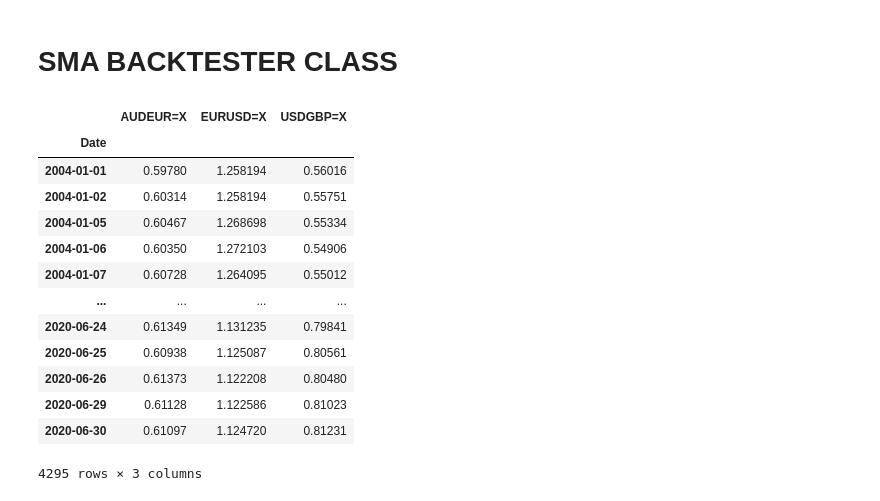
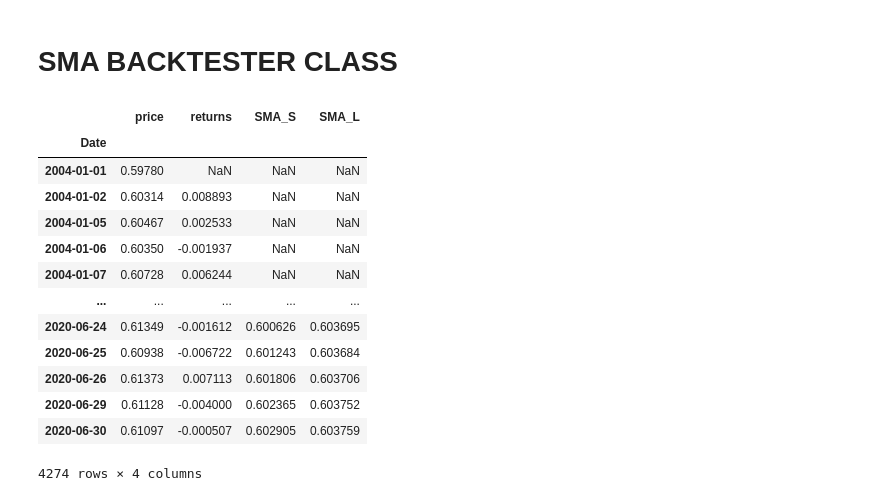
Before and after one commit to AvirukthGT/AlgoTrading, a Jupyter notebook: SMA/SMACorssover.ipynb, the cells around one changed output. Saved outputs shown, nothing was run; the diff lists cells and outputs as text; code cells hidden in the pictures.

```diff
--- a/SMA/SMACorssover.ipynb
+++ b/SMA/SMACorssover.ipynb
@@ -449,17 +520,17 @@ df = pd.read_csv("forex_pairs.csv", parse_dates = ["Date"], index_col = "Date")
-# %%
-df
-# %% [output]
-|  | AUDEUR=X | EURUSD=X | USDGBP=X |
-| Date |  |  |  |
-| 2004-01-01 | 0.59780 | 1.258194 | 0.56016 |
-| 2004-01-02 | 0.60314 | 1.258194 | 0.55751 |
-| 2004-01-05 | 0.60467 | 1.268698 | 0.55334 |
-| 2004-01-06 | 0.60350 | 1.272103 | 0.54906 |
-| 2004-01-07 | 0.60728 | 1.264095 | 0.55012 |
-| ... | ... | ... | ... |
-| 2020-06-24 | 0.61349 | 1.131235 | 0.79841 |
-| 2020-06-25 | 0.60938 | 1.125087 | 0.80561 |
-| 2020-06-26 | 0.61373 | 1.122208 | 0.80480 |
-| 2020-06-29 | 0.61128 | 1.122586 | 0.81023 |
-| 2020-06-30 | 0.61097 | 1.124720 | 0.81231 |
-4295 rows × 3 columns
+# %%
+tester.data
+# %% [output]
+|  | price | returns | SMA_S | SMA_L |
+| Date |  |  |  |  |
+| 2004-01-01 | 0.59780 | NaN | NaN | NaN |
+| 2004-01-02 | 0.60314 | 0.008893 | NaN | NaN |
+| 2004-01-05 | 0.60467 | 0.002533 | NaN | NaN |
+| 2004-01-06 | 0.60350 | -0.001937 | NaN | NaN |
+| 2004-01-07 | 0.60728 | 0.006244 | NaN | NaN |
+| ... | ... | ... | ... | ... |
+| 2020-06-24 | 0.61349 | -0.001612 | 0.600626 | 0.603695 |
+| 2020-06-25 | 0.60938 | -0.006722 | 0.601243 | 0.603684 |
+| 2020-06-26 | 0.61373 | 0.007113 | 0.601806 | 0.603706 |
+| 2020-06-29 | 0.61128 | -0.004000 | 0.602365 | 0.603752 |
+| 2020-06-30 | 0.61097 | -0.000507 | 0.602905 | 0.603759 |
+4274 rows × 4 columns
```
Also changed, not shown: parts of 3 cells of this notebook.
